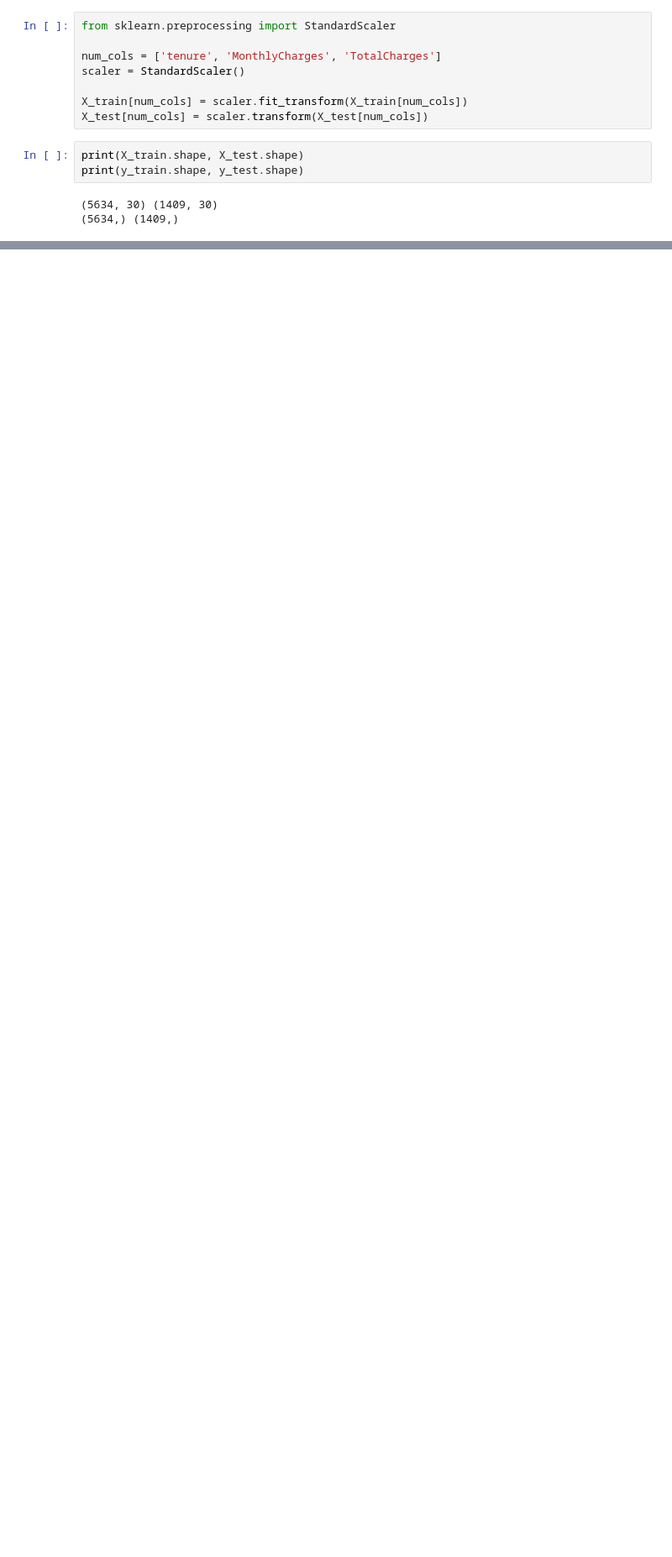
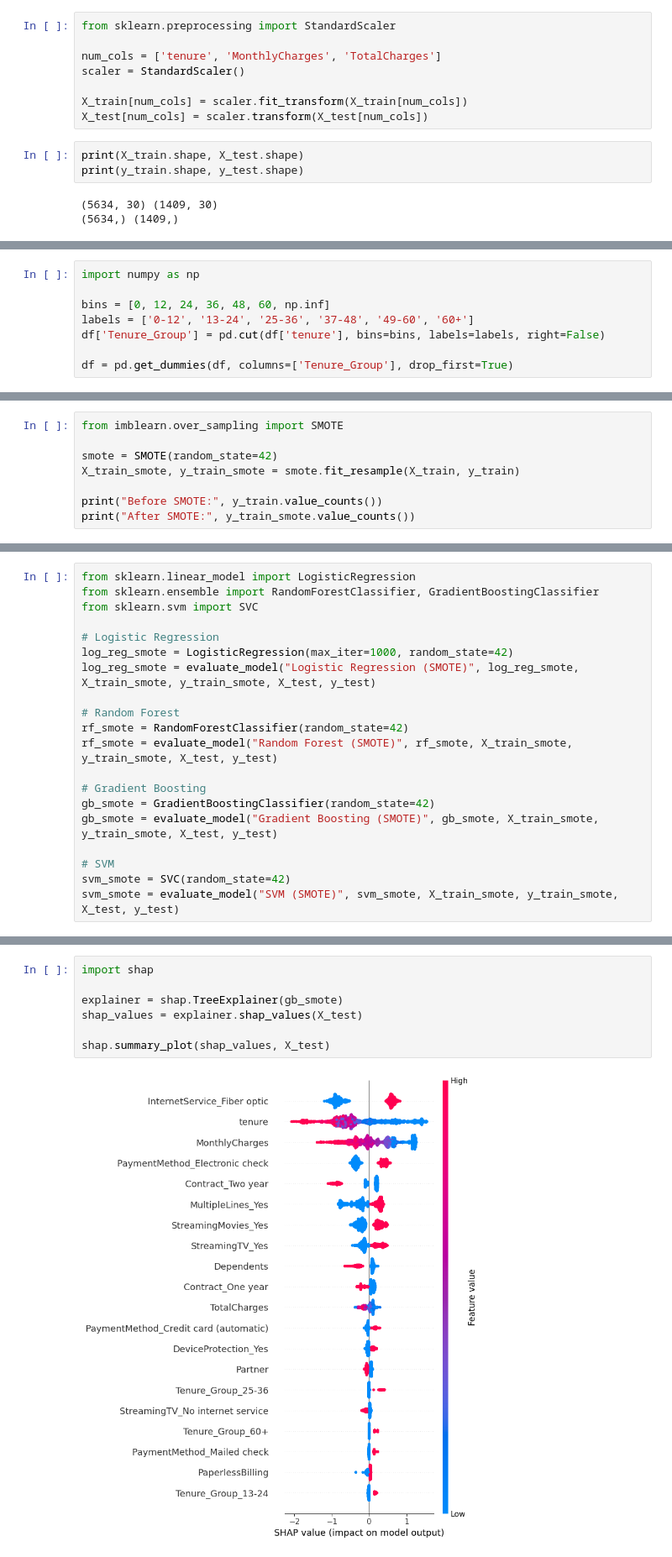
Before and after one commit to aditiii2/churn-prediction-shap, a Jupyter notebook: 1.ipynb, the cells around one changed output, grey strips where cells are left out. Shown at 84% size. Saved outputs shown, nothing was run; the diff lists cells and outputs as text; blank space fills up the shorter version.

Commit message:
eda and model building

```diff
--- a/1.ipynb
+++ b/1.ipynb
@@ -258,0 +377,8 @@ print(y_train.shape, y_test.shape)
+# %%
+import numpy as np
+
+bins = [0, 12, 24, 36, 48, 60, np.inf]
+labels = ['0-12', '13-24', '25-36', '37-48', '49-60', '60+']
+df['Tenure_Group'] = pd.cut(df['tenure'], bins=bins, labels=labels, right=False)
+
+df = pd.get_dummies(df, columns=['Tenure_Group'], drop_first=True)
@@ -258,0 +441,8 @@ print(y_train.shape, y_test.shape)
+# %%
+from imblearn.over_sampling import SMOTE
+
+smote = SMOTE(random_state=42)
+X_train_smote, y_train_smote = smote.fit_resample(X_train, y_train)
+
+print("Before SMOTE:", y_train.value_counts())
+print("After SMOTE:", y_train_smote.value_counts())
@@ -258,0 +458,20 @@ print(y_train.shape, y_test.shape)
+# %%
+from sklearn.linear_model import LogisticRegression
+from sklearn.ensemble import RandomForestClassifier, GradientBoostingClassifier
+from sklearn.svm import SVC
+
+# Logistic Regression
+log_reg_smote = LogisticRegression(max_iter=1000, random_state=42)
+log_reg_smote = evaluate_model("Logistic Regression (SMOTE)", log_reg_smote, X_train_smote, y_train_smote, X_test, y_test)
+
+# Random Forest
+rf_smote = RandomForestClassifier(random_state=42)
+rf_smote = evaluate_model("Random Forest (SMOTE)", rf_smote, X_train_smote, y_train_smote, X_test, y_test)
+
+# Gradient Boosting
+gb_smote = GradientBoostingClassifier(random_state=42)
+gb_smote = evaluate_model("Gradient Boosting (SMOTE)", gb_smote, X_train_smote, y_train_smote, X_test, y_test)
+
+# SVM
+svm_smote = SVC(random_state=42)
+svm_smote = evaluate_model("SVM (SMOTE)", svm_smote, X_train_smote, y_train_smote, X_test, y_test)
@@ -258,0 +555,9 @@ print(y_train.shape, y_test.shape)
+# %%
+import shap
+
+explainer = shap.TreeExplainer(gb_smote)
+shap_values = explainer.shap_values(X_test)
+
+shap.summary_plot(shap_values, X_test)
+# %% [output]
+[figure, added]
```
Also changed, not shown: parts of 16 cells of this notebook, 3 other files.
